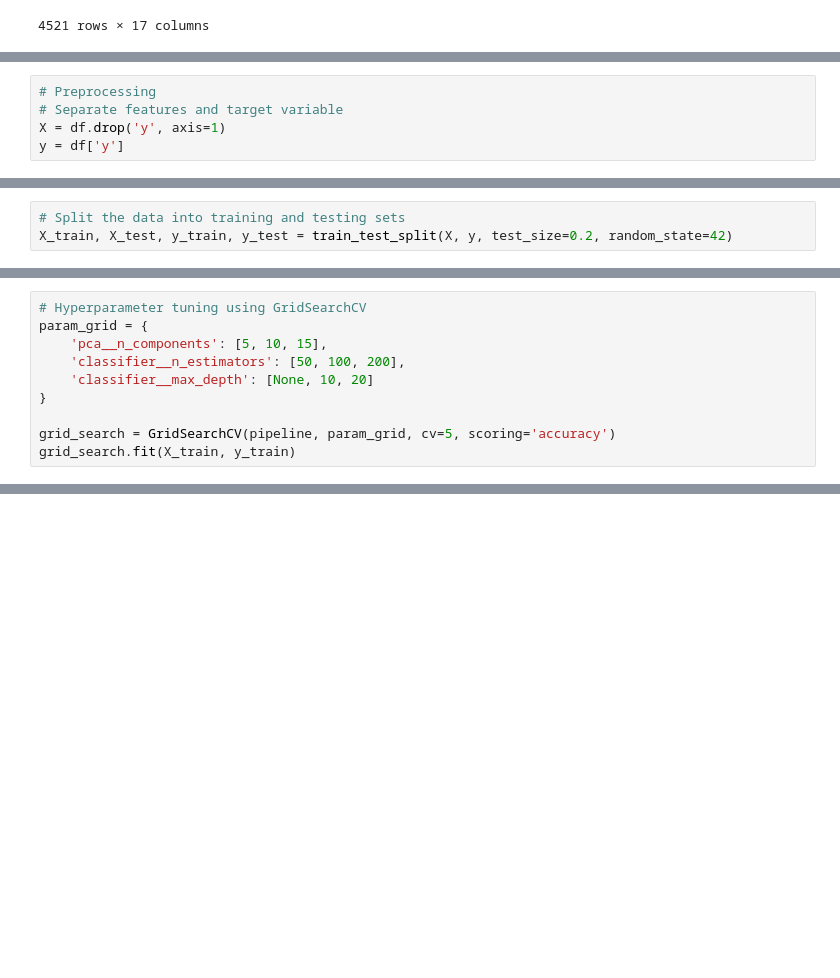
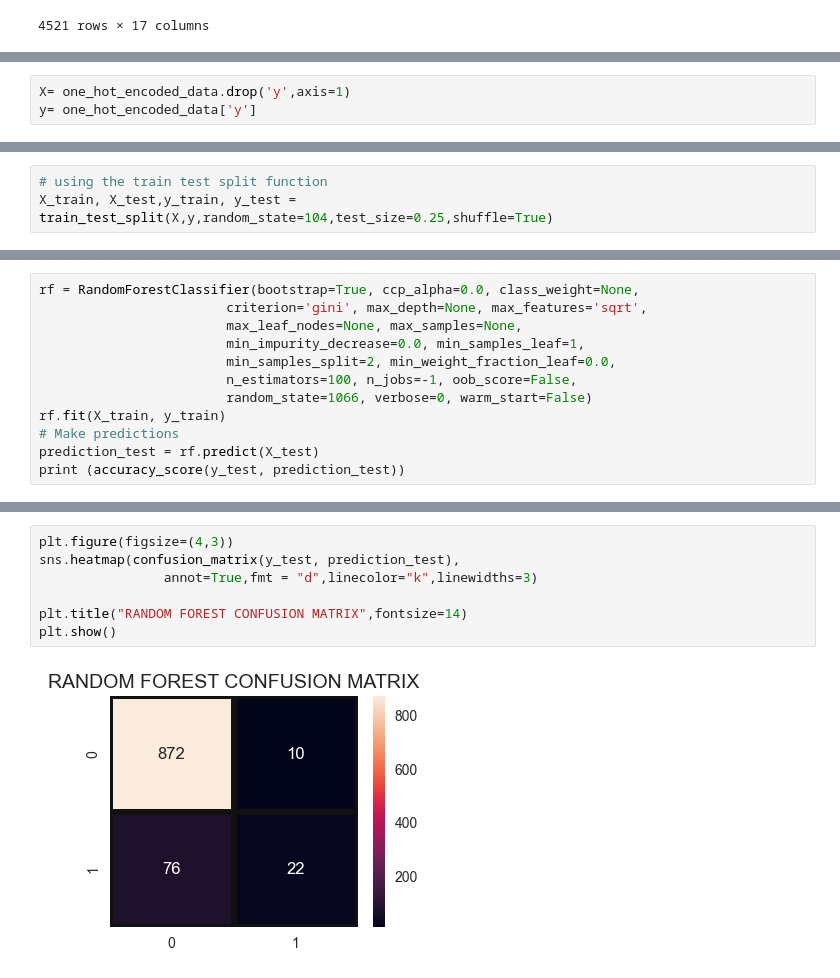
Before and after one commit to AkhandInnox/Prediction_Score, a Jupyter notebook: notebook/MODEL_TRAINER.ipynb, the cells around one changed output, grey strips where cells are left out. Saved outputs shown, nothing was run; the diff lists cells and outputs as text; blank space fills up the shorter version.

Commit message:
Added Model Trainer

```diff
--- a/notebook/MODEL_TRAINER.ipynb
+++ b/notebook/MODEL_TRAINER.ipynb
@@ -33,5 +189,3 @@ df
 # %%
-# Preprocessing
-# Separate features and target variable
-X = df.drop('y', axis=1)
-y = df['y']
+X= one_hot_encoded_data.drop('y',axis=1)
+y= one_hot_encoded_data['y']
@@ -38,3 +203,3 @@ y = df['y']
 # %%
-# Split the data into training and testing sets
-X_train, X_test, y_train, y_test = train_test_split(X, y, test_size=0.2, random_state=42)
+# using the train test split function
+X_train, X_test,y_train, y_test = train_test_split(X,y,random_state=104,test_size=0.25,shuffle=True)
@@ -67,10 +205,0 @@ pipeline = Pipeline(steps=[('preprocessor', preprocessor),
-# %%
-# Hyperparameter tuning using GridSearchCV
-param_grid = {
-    'pca__n_components': [5, 10, 15],
-    'classifier__n_estimators': [50, 100, 200],
-    'classifier__max_depth': [None, 10, 20]
-}
-
-grid_search = GridSearchCV(pipeline, param_grid, cv=5, scoring='accuracy')
-grid_search.fit(X_train, y_train)
@@ -86,0 +277,12 @@ print("Confusion Matrix:\n", confusion_matrix(y_test, y_pred))
+# %%
+rf = RandomForestClassifier(bootstrap=True, ccp_alpha=0.0, class_weight=None,
+                        criterion='gini', max_depth=None, max_features='sqrt',
+                        max_leaf_nodes=None, max_samples=None,
+                        min_impurity_decrease=0.0, min_samples_leaf=1,
+                        min_samples_split=2, min_weight_fraction_leaf=0.0,
+                        n_estimators=100, n_jobs=-1, oob_score=False,
+                        random_state=1066, verbose=0, warm_start=False)
+rf.fit(X_train, y_train)
+# Make predictions
+prediction_test = rf.predict(X_test)
+print (accuracy_score(y_test, prediction_test))
@@ -86,0 +302,9 @@ print("Confusion Matrix:\n", confusion_matrix(y_test, y_pred))
+# %%
+plt.figure(figsize=(4,3))
+sns.heatmap(confusion_matrix(y_test, prediction_test),
+                annot=True,fmt = "d",linecolor="k",linewidths=3)
+
+plt.title("RANDOM FOREST CONFUSION MATRIX",fontsize=14)
+plt.show()
+# %% [output]
+[figure, added]
```
Also changed, not shown: parts of 28 cells of this notebook, 6 other files.
